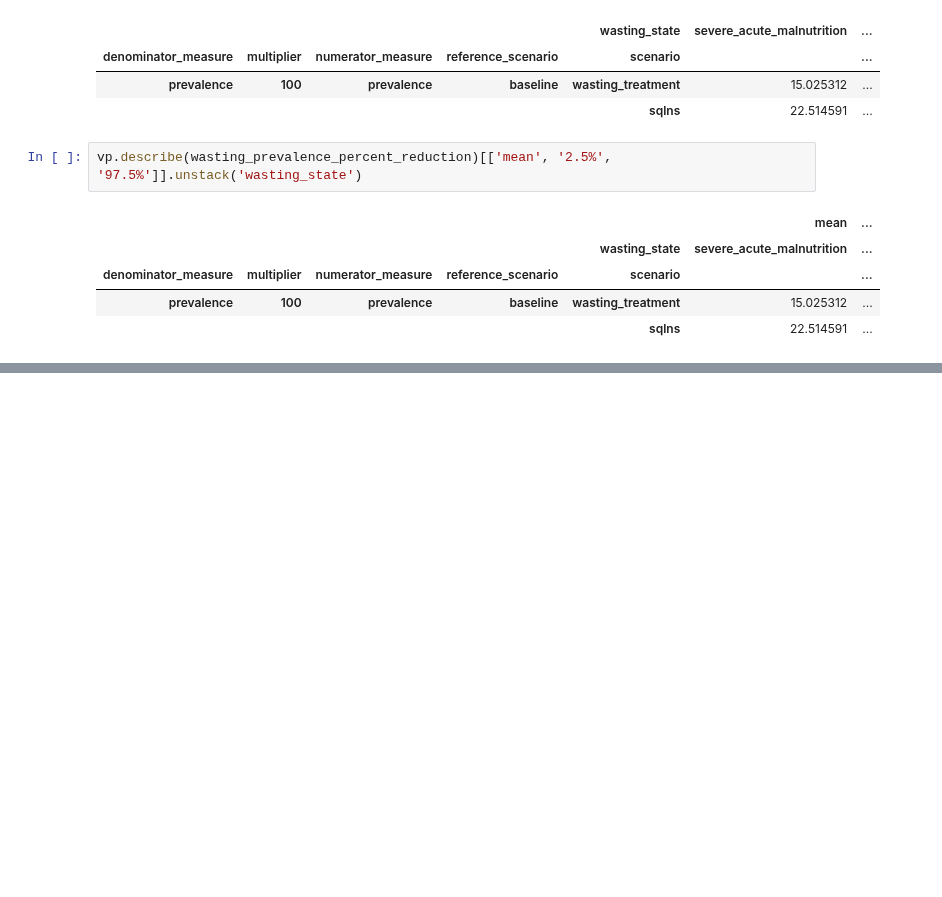
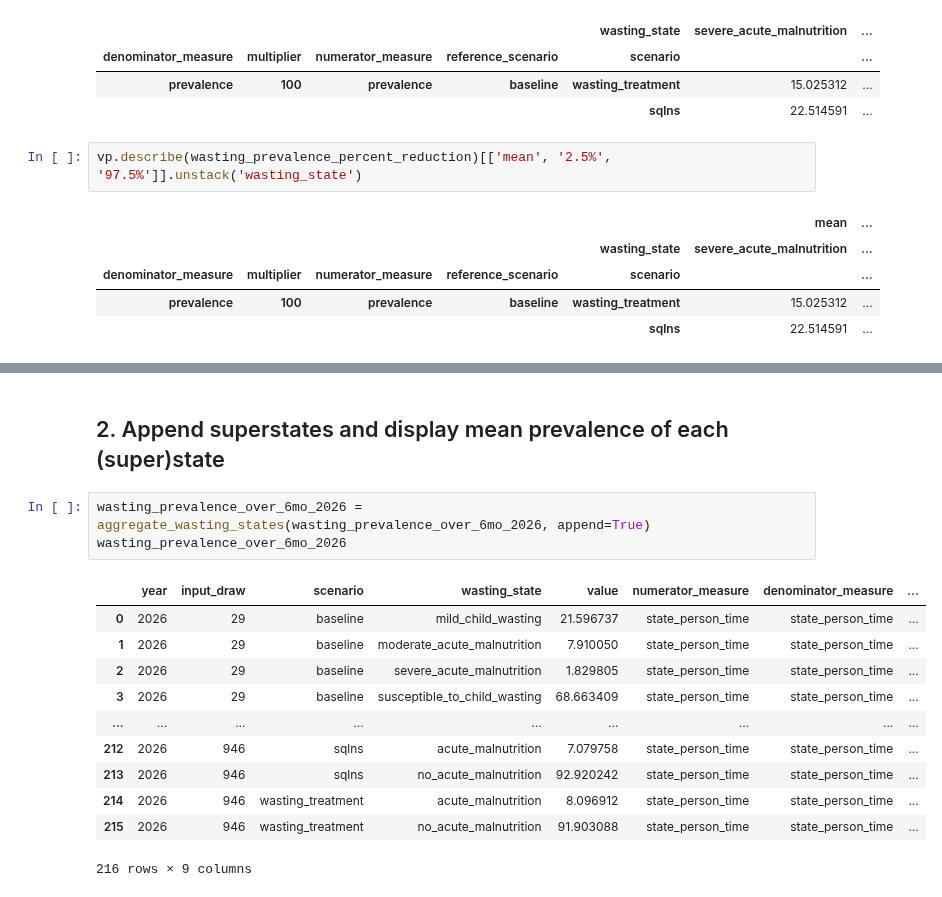
Before and after one commit to ihmeuw/vivarium_research_ciff_sam, a Jupyter notebook: results/2021_10_25a_v4.1_calculate_percent_wasting_reduction_for_10_26_call.ipynb, the cells around one changed output, grey strips where cells are left out. Drawn from its saved outputs; the diff is of its cells as text; blank space fills up the shorter version.

```diff
--- a/results/2021_10_25a_v4.1_calculate_percent_wasting_reduction_for_10_26_call.ipynb
+++ b/results/2021_10_25a_v4.1_calculate_percent_wasting_reduction_for_10_26_call.ipynb
@@ -305,0 +387,17 @@ vp.describe(
+# %% [markdown]
+## 2. Append superstates and display mean prevalence of each (super)state
+# %%
+wasting_prevalence_over_6mo_2026 = aggregate_wasting_states(wasting_prevalence_over_6mo_2026, append=True)
+wasting_prevalence_over_6mo_2026
+# %% [output]
+|  | year | input_draw | scenario | wasting_state | value | numerator_measure | denominator_measure | ... |
+| 0 | 2026 | 29 | baseline | mild_child_wasting | 21.596737 | state_person_time | state_person_time | ... |
+| 1 | 2026 | 29 | baseline | moderate_acute_malnutrition | 7.910050 | state_person_time | state_person_time | ... |
+| 2 | 2026 | 29 | baseline | severe_acute_malnutrition | 1.829805 | state_person_time | state_person_time | ... |
+| 3 | 2026 | 29 | baseline | susceptible_to_child_wasting | 68.663409 | state_person_time | state_person_time | ... |
+| ... | ... | ... | ... | ... | ... | ... | ... | ... |
+| 212 | 2026 | 946 | sqlns | acute_malnutrition | 7.079758 | state_person_time | state_person_time | ... |
+| 213 | 2026 | 946 | sqlns | no_acute_malnutrition | 92.920242 | state_person_time | state_person_time | ... |
+| 214 | 2026 | 946 | wasting_treatment | acute_malnutrition | 8.096912 | state_person_time | state_person_time | ... |
+| 215 | 2026 | 946 | wasting_treatment | no_acute_malnutrition | 91.903088 | state_person_time | state_person_time | ... |
+216 rows × 9 columns
```
Also changed, not shown: parts of 34 cells of this notebook.
